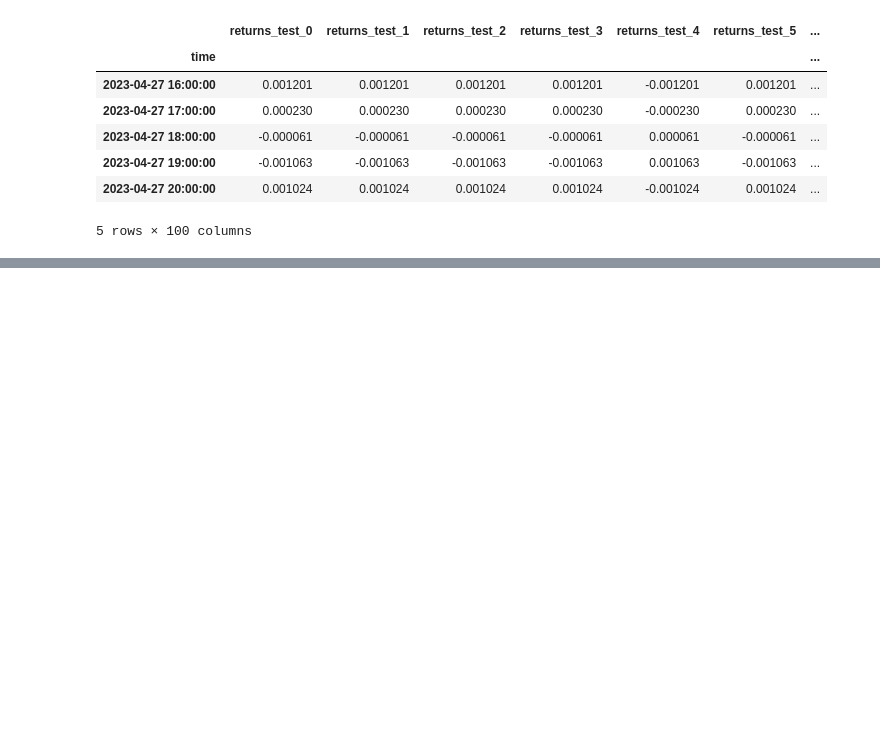
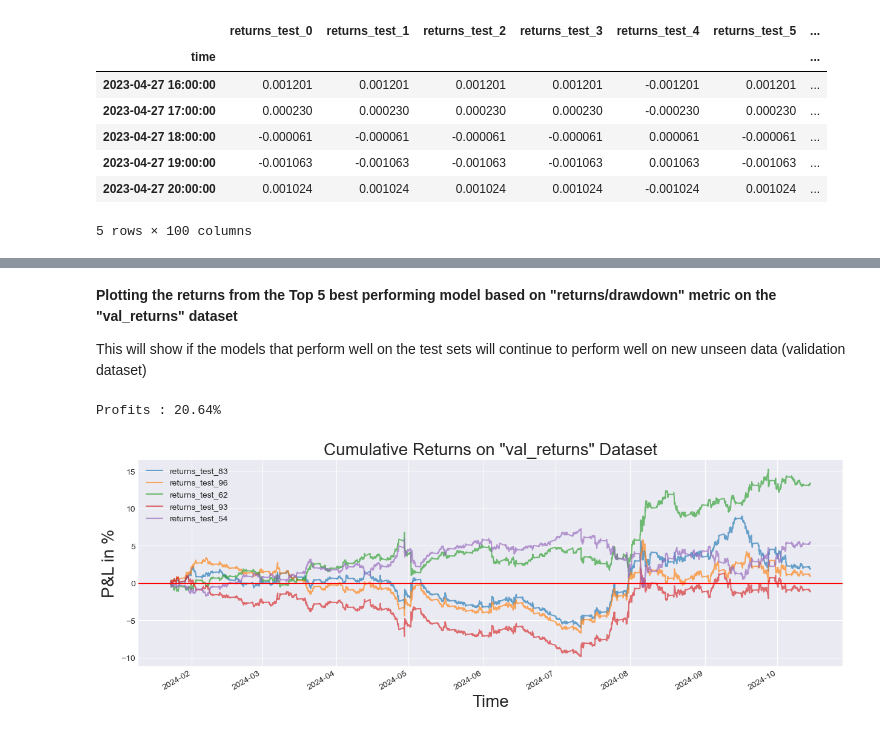
Before and after one commit to YarosInter/Time-Series-Conv1D-Neural-Network, a Jupyter notebook: Conv1D_Layer_Neural_Network.ipynb, the cells around one changed output, grey strips where cells are left out. Saved outputs shown, nothing was run; the diff lists cells and outputs as text; code cells hidden in the pictures; blank space fills up the shorter version.

```diff
--- a/Conv1D_Layer_Neural_Network.ipynb
+++ b/Conv1D_Layer_Neural_Network.ipynb
@@ -877,0 +923,10 @@ returns_df.head()
+# %% [markdown]
+**Plotting the returns from the Top 5 best performing model based on "returns/drawdown" metric on the "val_returns" dataset**
+
+This will show if the models that perform well on the test sets will continue to perform well on new unseen data (validation dataset)
+# %%
+display.plot_test_returns(val_returns[["returns_test_83","returns_test_96","returns_test_62","returns_test_93","returns_test_54"]],
+                         name='on "val_returns" Dataset')
+# %% [output]
+Profits : 20.64%
+[figure, added]
```
Also changed, not shown: parts of 11 cells of this notebook.
